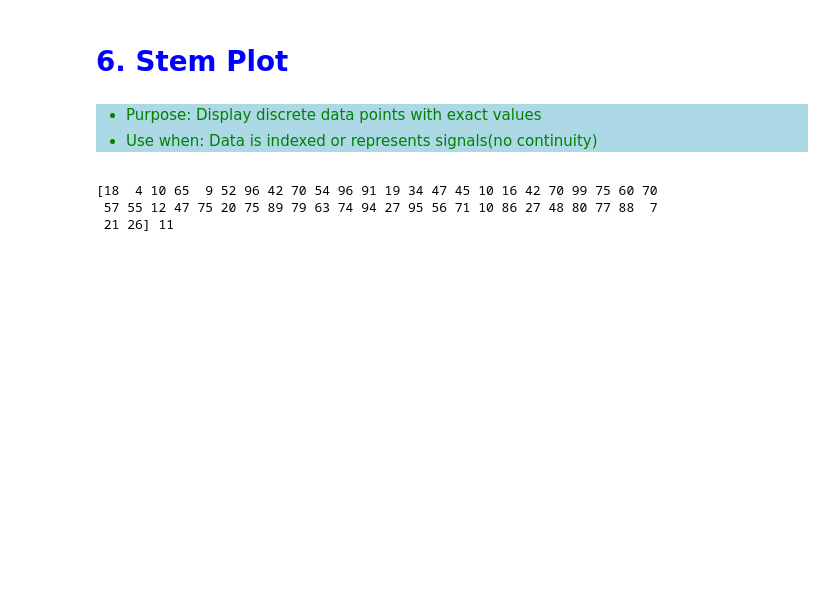
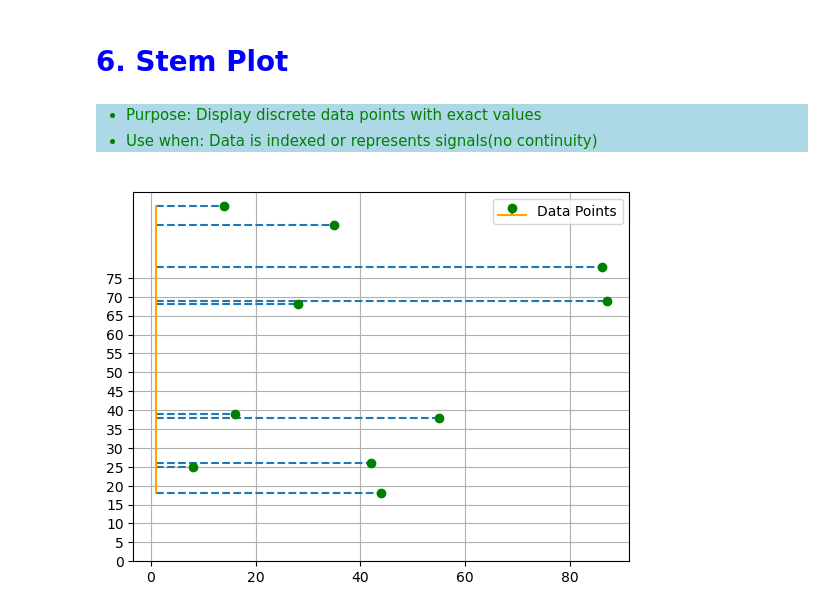
Before and after one commit to Kartika-Nidhi/Libraries_for_DS, a Jupyter notebook: Matplotlib.ipynb, the cells around one changed output. Drawn from its saved outputs; the diff is of its cells as text; code cells hidden in the pictures; blank space fills up the shorter version.

Commit message:
Added stem plot

```diff
--- a/Matplotlib.ipynb
+++ b/Matplotlib.ipynb
@@ -285,13 +285,14 @@ plt.show()
 <li>Use when: Data is indexed or represents signals(no continuity)</li>
 </ul>
 # %%
-x = np.random.randint(1,100,50)
-y = np.random.randint(1,100,50)
+x = np.random.randint(1,100,10)
+y = np.random.randint(1,100,10)
 
+plt.stem(x,y, linefmt='--', markerfmt ="go", bottom = 1, basefmt ='orange', label = 'Data Points', orientation ='horizontal')
 
-
+plt.yticks(np.arange(0,80,5))
+plt.legend()
+plt.grid(True)
 plt.show()
 # %% [output]
-[18  4 10 65  9 52 96 42 70 54 96 91 19 34 47 45 10 16 42 70 99 75 60 70
- 57 55 12 47 75 20 75 89 79 63 74 94 27 95 56 71 10 86 27 48 80 77 88  7
- 21 26] 11
+[figure, added]
```
